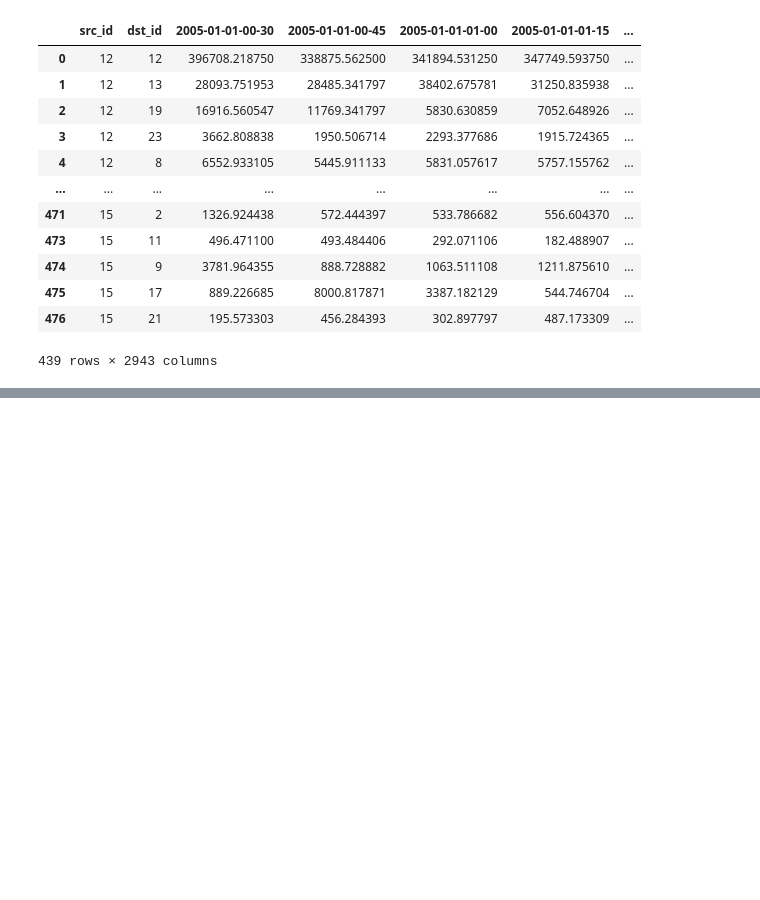
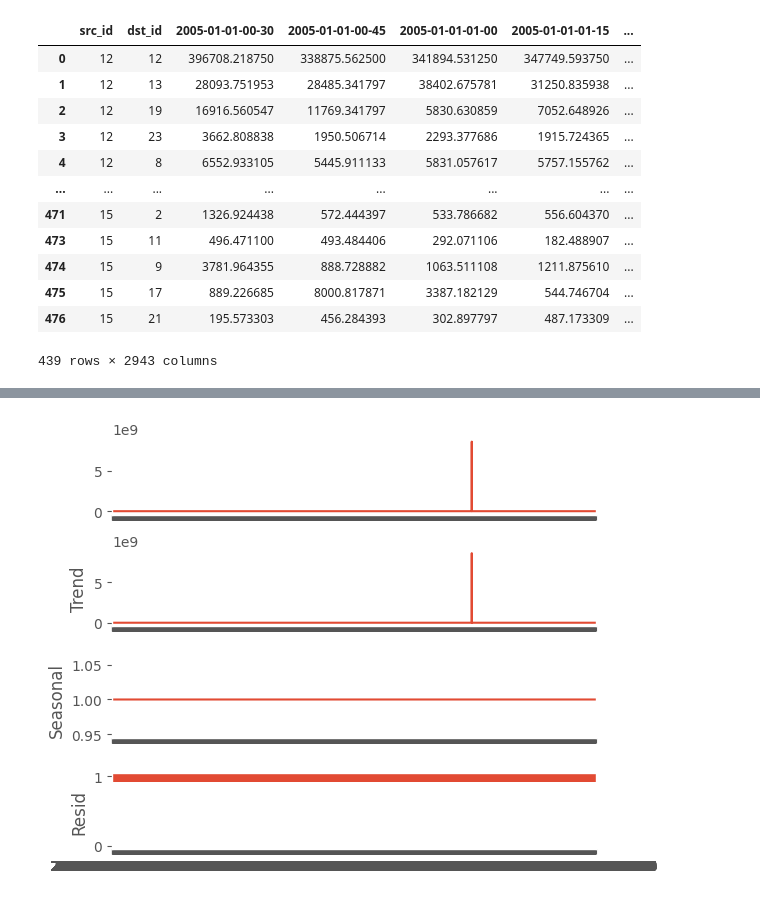
Before and after one commit to Mohammad-Amirifard/Traffic-forecasting, a Jupyter notebook: Notebooks/EDA_traffic.ipynb, the cells around one changed output, grey strips where cells are left out. Saved outputs shown, nothing was run; the diff lists cells and outputs as text; code cells hidden in the pictures; blank space fills up the shorter version.

```diff
--- a/Notebooks/EDA_traffic.ipynb
+++ b/Notebooks/EDA_traffic.ipynb
@@ -291,0 +491,2 @@ plot_graph(df,4)
+# %%
+data_set = pd.read_csv('/content/transpose.csv',infer_datetime_format=True,parse_dates=["Timestamp"],index_col=["Timestamp"])
@@ -291,0 +510,6 @@ plot_graph(df,4)
+# %%
+# decompose with additive model (seasonal, trend and resid)
+mul_decomposition = sm.tsa.seasonal_decompose(data_set[['traffic_0']], model = 'multiplicative',period=1)
+x = mul_decomposition.plot()
+# %% [output]
+[figure, added]
```
Also changed, not shown: parts of 32 cells of this notebook.
